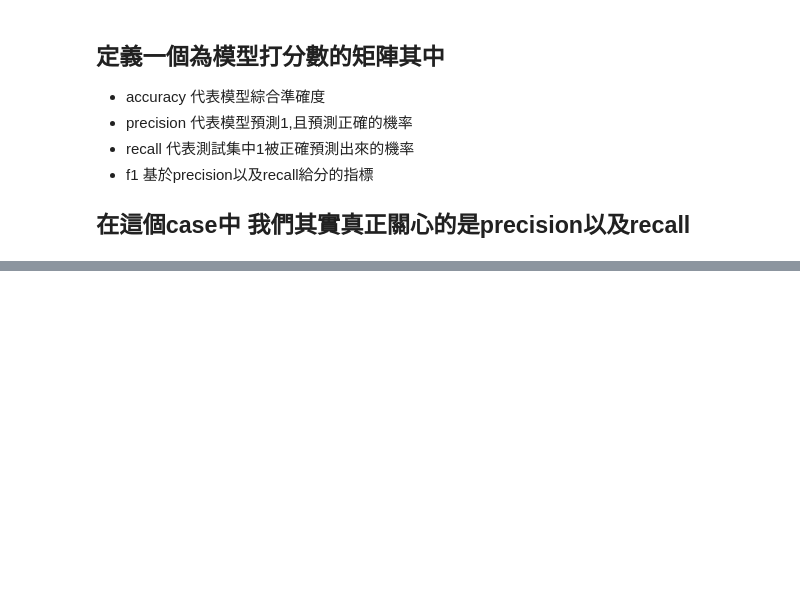
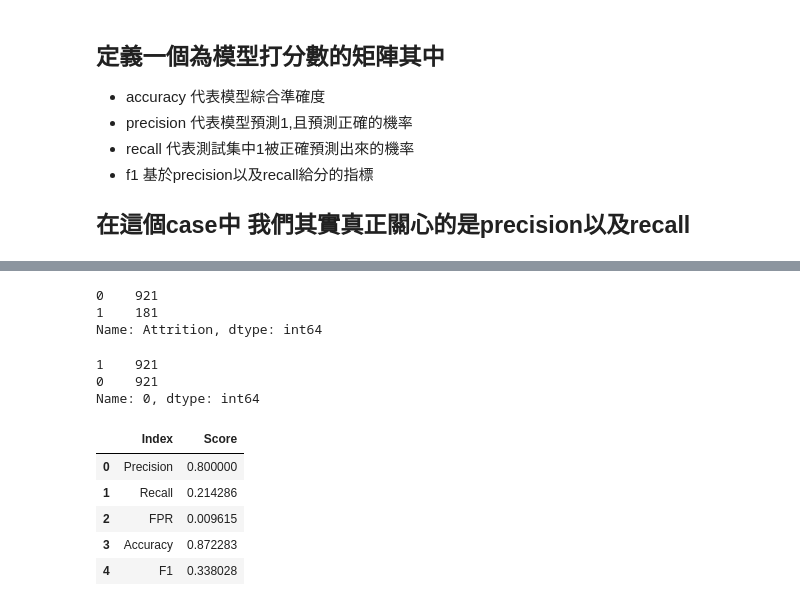
Before and after one commit to qwertad/Data-Analysis, a Jupyter notebook: IBM HR.ipynb, the cells around one changed output, grey strips where cells are left out. Drawn from its saved outputs; the diff is of its cells as text; code cells hidden in the pictures; blank space fills up the shorter version.

```diff
--- a/IBM HR.ipynb
+++ b/IBM HR.ipynb
@@ -347,16 +332,8 @@ param_grid = {
 # %%
 rf = RandomForestClassifier()
 cv_rfc = GridSearchCV(estimator=rf , param_grid= param_grid,cv=3)
-
-forest = RandomForestClassifier(criterion='gini',
-                             n_estimators=1000,
-                             min_samples_split=12,
-                             min_samples_leaf=1,
-                             oob_score=True,
-                             random_state=1,
-                             n_jobs=-1)
-forest.fit(x_train,y_train)
-pre = forest.predict(x_test)
+cv_rfc.fit(x_train,y_train)
+pre = cv_rfc.predict(x_test)
 # %% [markdown]
 ## 定義一個為模型打分數的矩陣其中
 *  accuracy 代表模型綜合準確度
@@ -518,0 +375,5 @@ score_matrix(pred=pre2,true=y_test)
+# %%
+selector = LassoCV()
+sfm = SelectFromModel(selector)
+sfm.fit(x_train, y_train)
+n_features = sfm.transform(x_train)
@@ -518,0 +389,16 @@ score_matrix(pred=pre2,true=y_test)
+# %%
+# 原本的data
+yy = pd.DataFrame(y_train)
+yy["Attrition"].value_counts()
+# %% [output]
+0    921
+1    181
+Name: Attrition, dtype: int64
+# %%
+# smote過後將1的比例提升到跟0相同
+yy_smote = pd.DataFrame(y_smote)
+yy_smote[0].value_counts()
+# %% [output]
+1    921
+0    921
+Name: 0, dtype: int64
@@ -518,0 +408,9 @@ score_matrix(pred=pre2,true=y_test)
+# %%
+score_matrix(y_test,pre2)
+# %% [output]
+|  | Index | Score |
+| 0 | Precision | 0.800000 |
+| 1 | Recall | 0.214286 |
+| 2 | FPR | 0.009615 |
+| 3 | Accuracy | 0.872283 |
+| 4 | F1 | 0.338028 |
```
Also changed, not shown: parts of 118 cells of this notebook.
